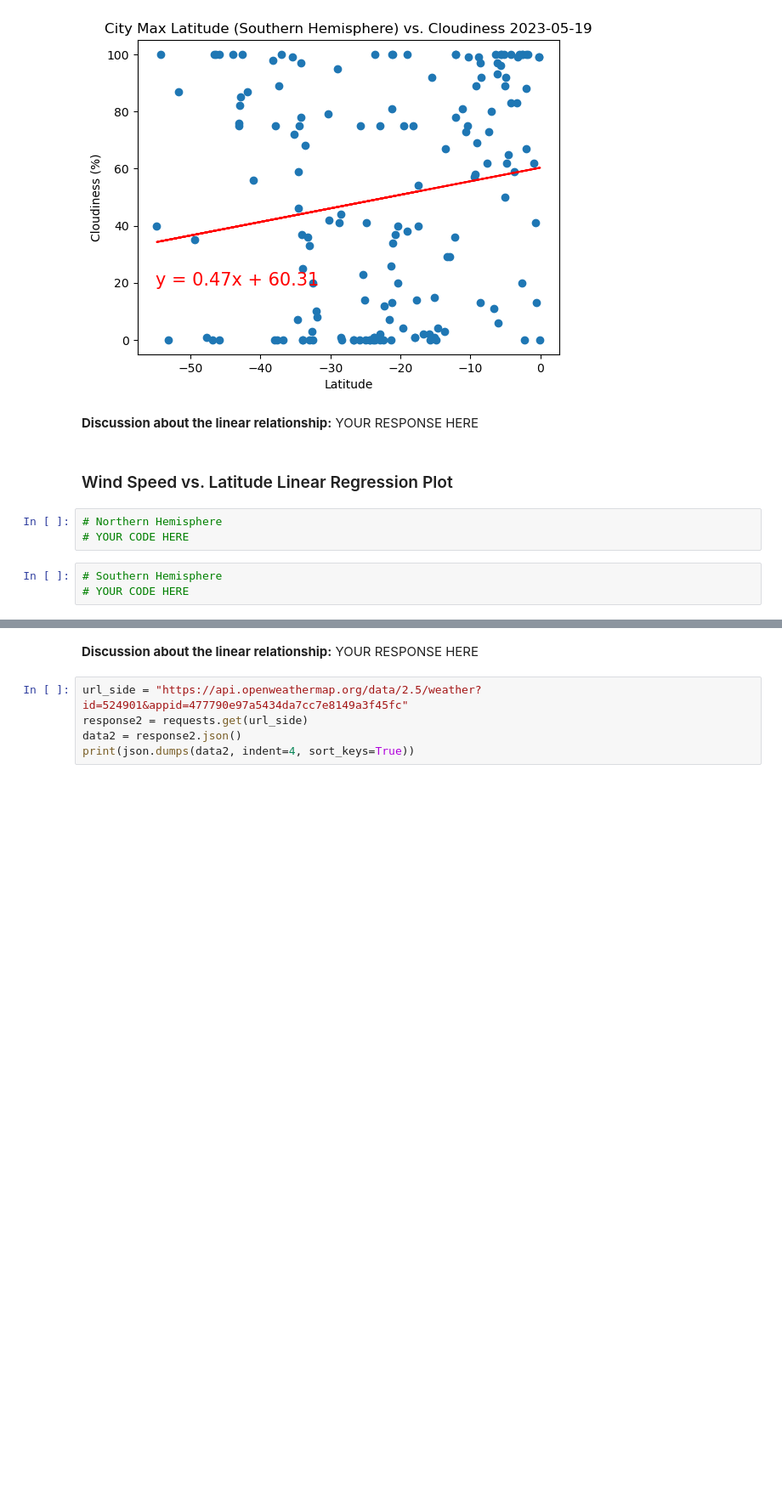
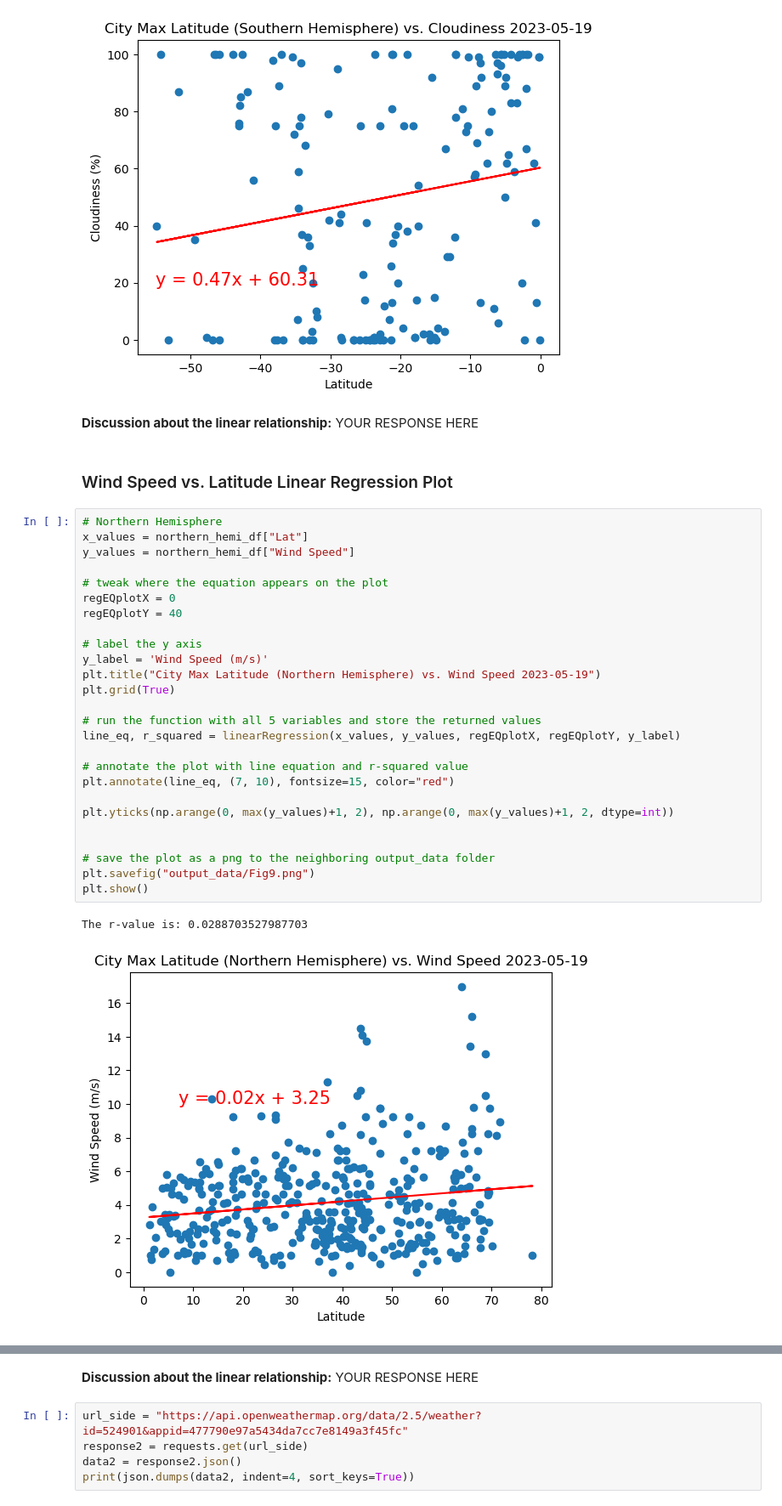
Before and after one commit to aglantzrbc/python-api-challenge, a Jupyter notebook: WeatherPy/WeatherPy.ipynb, the cells around one changed output, grey strips where cells are left out. Shown at 85% size. Saved outputs shown, nothing was run; the diff lists cells and outputs as text; blank space fills up the shorter version.

```diff
--- a/WeatherPy/WeatherPy.ipynb
+++ b/WeatherPy/WeatherPy.ipynb
@@ -493,9 +493,32 @@ The r-value is: 0.0296686561748577
 **Discussion about the linear relationship:** YOUR RESPONSE HERE
 # %% [markdown]
 ### Wind Speed vs. Latitude Linear Regression Plot
-# %%
-# Northern Hemisphere
-# YOUR CODE HERE
-# %%
-# Southern Hemisphere
-# YOUR CODE HERE
+# %%
+# Northern Hemisphere
+x_values = northern_hemi_df["Lat"]
+y_values = northern_hemi_df["Wind Speed"]
+
+# tweak where the equation appears on the plot
+regEQplotX = 0
+regEQplotY = 40
+
+# label the y axis
+y_label = 'Wind Speed (m/s)'
+plt.title("City Max Latitude (Northern Hemisphere) vs. Wind Speed 2023-05-19")
+plt.grid(True)
+
+# run the function with all 5 variables and store the returned values
+line_eq, r_squared = linearRegression(x_values, y_values, regEQplotX, regEQplotY, y_label)
+
+# annotate the plot with line equation and r-squared value
+plt.annotate(line_eq, (7, 10), fontsize=15, color="red")
+
+plt.yticks(np.arange(0, max(y_values)+1, 2), np.arange(0, max(y_values)+1, 2, dtype=int))
+
+
+# save the plot as a png to the neighboring output_data folder
+plt.savefig("output_data/Fig9.png")
+plt.show()
+# %% [output]
+The r-value is: 0.0288703527987703
+[figure, added]
```
Also changed, not shown: parts of 2 cells of this notebook, 3 other files.
